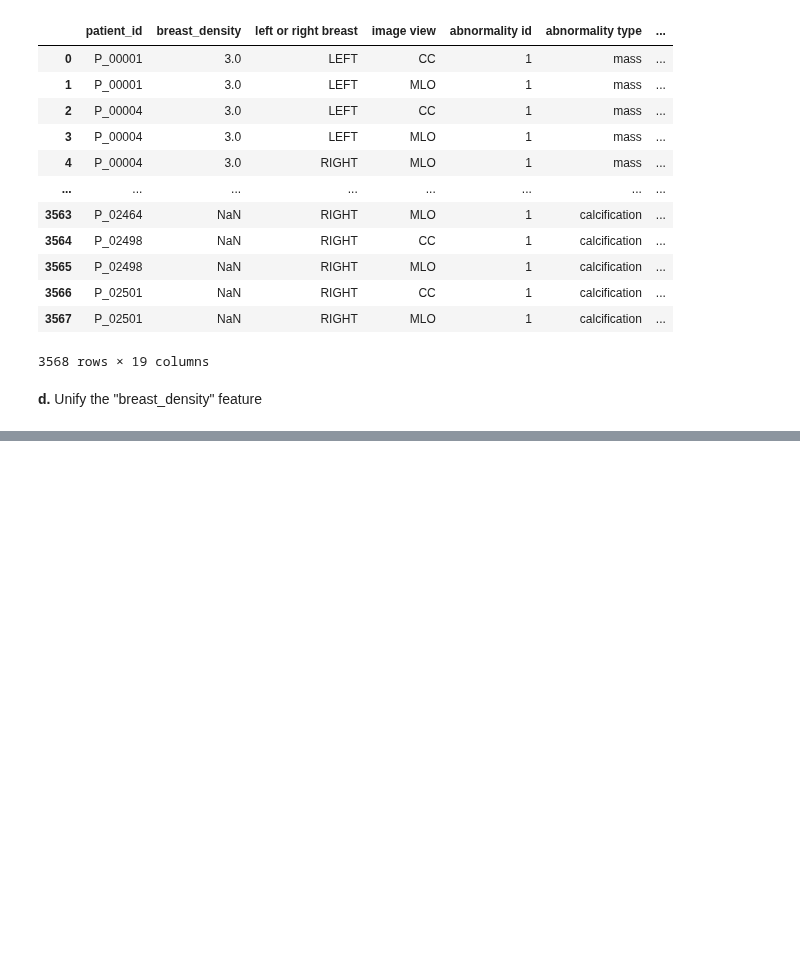
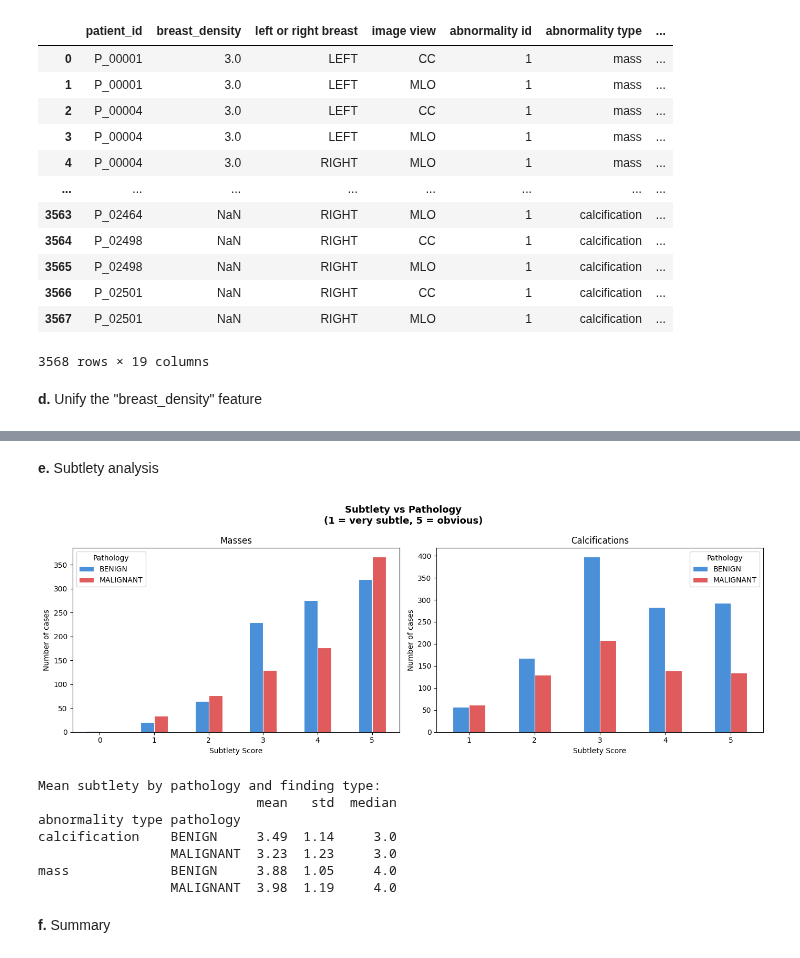
Before and after one commit to AlexanderSanchezGarcia/Breast_Cancer_QML, a Jupyter notebook: Code/1_EDA.ipynb, the cells around one changed output, grey strips where cells are left out. Saved outputs shown, nothing was run; the diff lists cells and outputs as text; code cells hidden in the pictures; blank space fills up the shorter version.

```diff
--- a/Code/1_EDA.ipynb
+++ b/Code/1_EDA.ipynb
@@ -151,0 +652,36 @@ df
+# %% [markdown]
+**e.** Subtlety analysis
+# %%
+fig, axes = plt.subplots(1, 2, figsize=(14, 5))
+fig.suptitle("Subtlety vs Pathology\n(1 = very subtle, 5 = obvious)", fontsize=13, fontweight="bold")
+
+for ax, ftype in zip(axes, ["mass", "calcification"]):
+    subset = df[df["abnormality type"] == ftype]
+    cross = subset.groupby(["subtlety", "pathology"]).size().unstack(fill_value=0)
+    colors = ["#4A90D9", "#E05C5C"]
+    cross.plot(kind="bar", ax=ax, color=colors, edgecolor="white", linewidth=0.8)
+    title = "Masses" if ftype == "mass" else "Calcifications"
+    ax.set_title(f"{title}")
+    ax.set_xlabel("Subtlety Score")
+    ax.set_ylabel("Number of cases")
+    ax.tick_params(axis="x", rotation=0)
+    ax.legend(title="Pathology")
+
+plt.tight_layout()
+# plt.savefig(BASE / "B4_subtlety_distribution.png", dpi=150, bbox_inches="tight")
+plt.show()
+
+# Statistical summary
+print("Mean subtlety by pathology and finding type:")
+print(df.groupby(["abnormality type", "pathology"])["subtlety"].agg(["mean", "std", "median"]).round(2).to_string())
+# %% [output]
+[figure, added]
+Mean subtlety by pathology and finding type:
+                            mean   std  median
+abnormality type pathology
+calcification    BENIGN     3.49  1.14     3.0
+                 MALIGNANT  3.23  1.23     3.0
+mass             BENIGN     3.88  1.05     4.0
+                 MALIGNANT  3.98  1.19     4.0
+# %% [markdown]
+**f.** Summary
```
Also changed, not shown: parts of 48 cells of this notebook, 1 other file.
